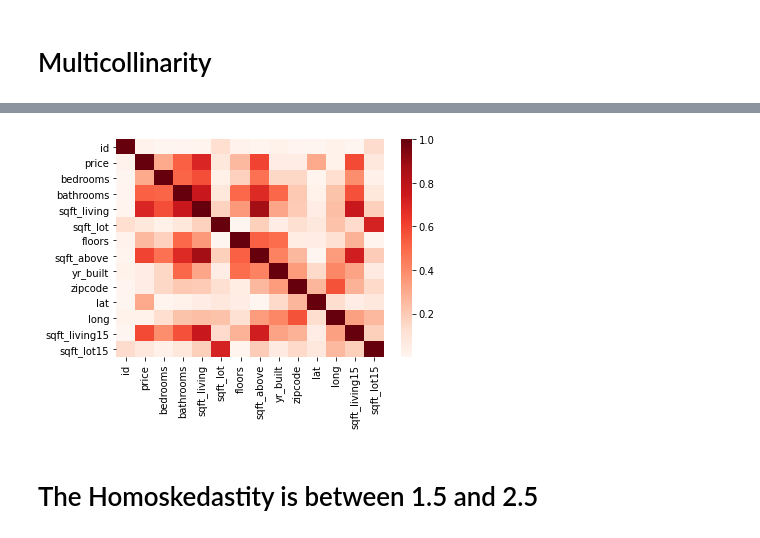
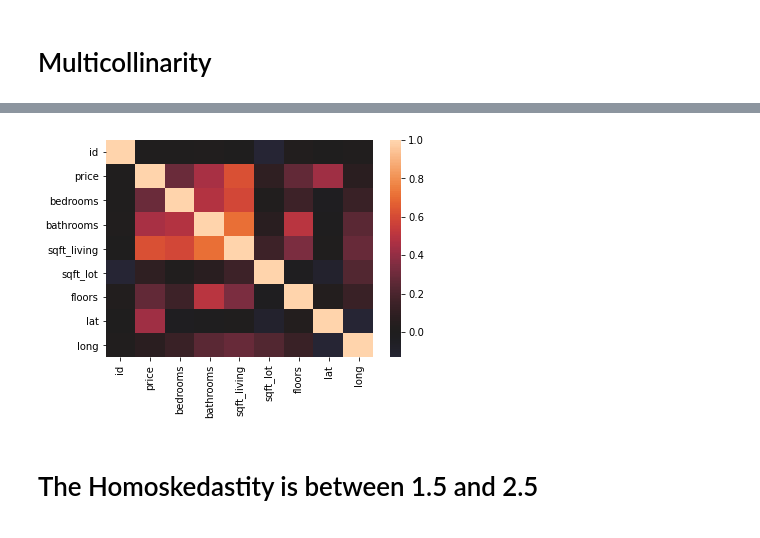
Before and after one commit to morty802/Intergenerational-Familes-in-King-County, a Jupyter notebook: King County Analysis.ipynb, the cells around one changed output, grey strips where cells are left out. Cells and saved outputs as stored; diff of their text form; code cells hidden in the pictures.

```diff
--- a/King County Analysis.ipynb
+++ b/King County Analysis.ipynb
@@ -533,0 +586,2 @@ data.corr()
+# %%
+new_df.drop(columns=['yr_renovated'], inplace = True)
@@ -533,0 +593,4 @@ data.corr()
+# %%
+new_df.drop(columns=['sqft_living15','sqft_lot15'], inplace = True)
+# %%
+new_df.drop(columns=['grade'], inplace = True)
@@ -533,0 +602,2 @@ data.corr()
+# %%
+new_df.drop(columns=['sqft_above','sqft_basement'], inplace = True)
@@ -534,8 +655,8 @@ data.corr()
 # %%
 import seaborn as sns
-sns.heatmap(data.corr().abs(),cmap='Reds');
+sns.heatmap(new_df.corr(), center=0);
 # %% [output]
-[figure, old version]
+[figure, new version]
 # %% [markdown]
 # The Homoskedastity is between 1.5 and 2.5
 # %%
```
Also changed, not shown: parts of 29 cells of this notebook.
